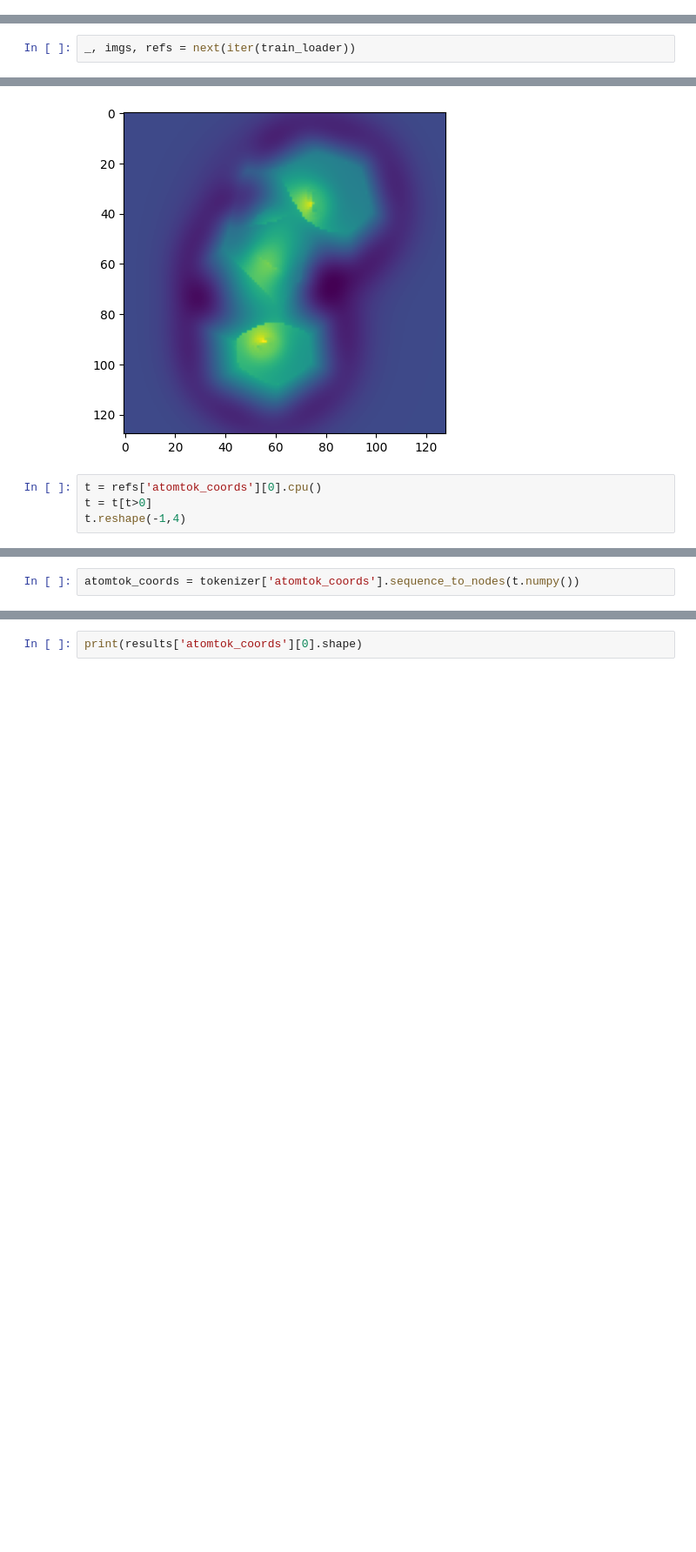
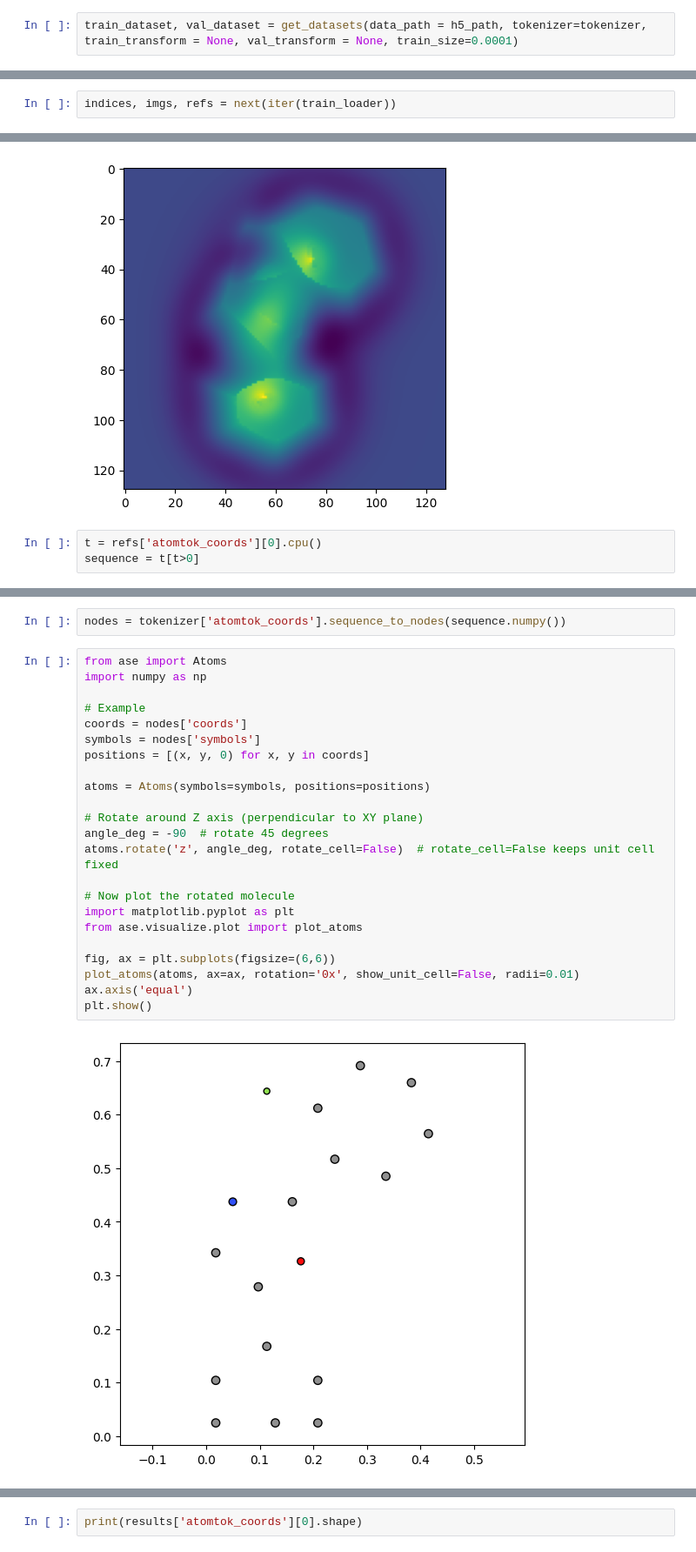
Before and after one commit to sethih10/MORAFInator, a Jupyter notebook: src/practice.ipynb, the cells around one changed output, grey strips where cells are left out. Shown at 87% size. Cells and saved outputs as stored; diff of their text form; blank space fills up the shorter version.

Commit message:
Visualization illustration example added

```diff
--- a/src/practice.ipynb
+++ b/src/practice.ipynb
@@ -216,0 +194,2 @@ Epoch 30 training loss: 1.2255091667175293
+# %%
+train_dataset, val_dataset = get_datasets(data_path = h5_path, tokenizer=tokenizer, train_transform = None, val_transform = None, train_size=0.0001)
@@ -240,3 +210,3 @@ for step, (indices, imgs, refs) in enumerate(train_loader):
         #print(results)
 # %%
-_, imgs, refs = next(iter(train_loader))
+indices, imgs, refs = next(iter(train_loader))
@@ -253,5 +227,4 @@ plt.imshow(torch.mean(imgs, dim = 1).squeeze(0).cpu())
 [figure]
 # %%
 t = refs['atomtok_coords'][0].cpu()
-t = t[t>0]
-t.reshape(-1,4)
+sequence = t[t>0]
@@ -260,2 +233,27 @@ RuntimeError: shape '[-1, 4]' is invalid for input of size 86
 # %%
-atomtok_coords = tokenizer['atomtok_coords'].sequence_to_nodes(t.numpy())
+nodes = tokenizer['atomtok_coords'].sequence_to_nodes(sequence.numpy())
+# %%
+from ase import Atoms
+import numpy as np
+
+# Example
+coords = nodes['coords']
+symbols = nodes['symbols']
+positions = [(x, y, 0) for x, y in coords]
+
+atoms = Atoms(symbols=symbols, positions=positions)
+
+# Rotate around Z axis (perpendicular to XY plane)
+angle_deg = -90  # rotate 45 degrees
+atoms.rotate('z', angle_deg, rotate_cell=False)  # rotate_cell=False keeps unit cell fixed
+
+# Now plot the rotated molecule
+import matplotlib.pyplot as plt
+from ase.visualize.plot import plot_atoms
+
+fig, ax = plt.subplots(figsize=(6,6))
+plot_atoms(atoms, ax=ax, rotation='0x', show_unit_cell=False, radii=0.01)
+ax.axis('equal')
+plt.show()
+# %% [output]
+[figure, added]
```
Also changed, not shown: parts of 17 cells of this notebook.
